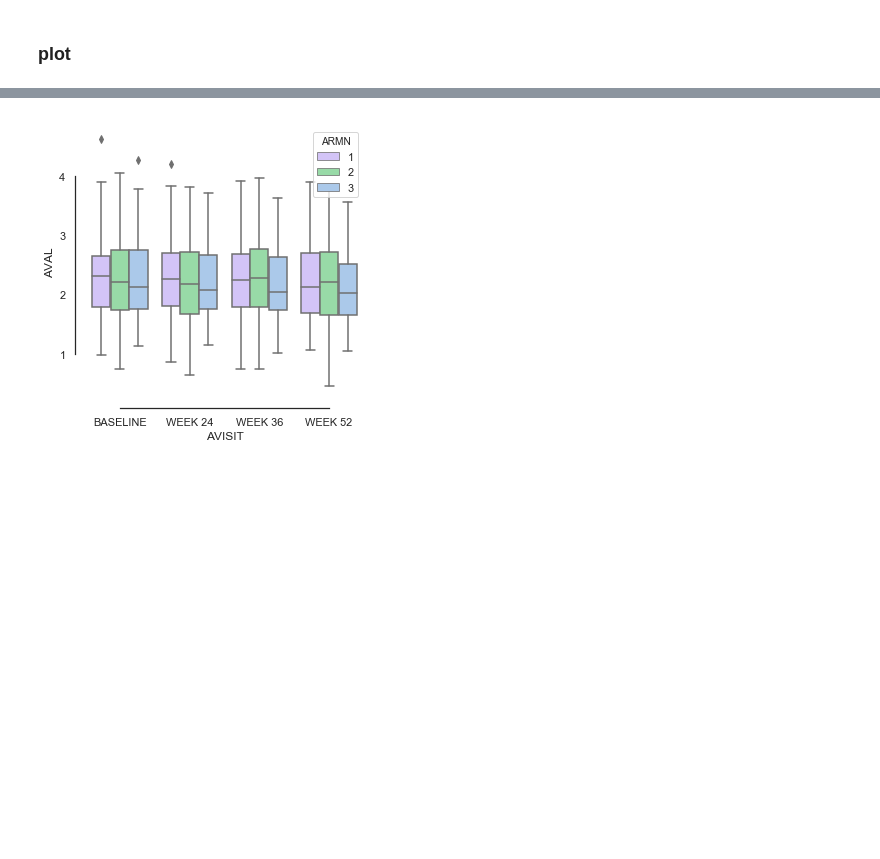
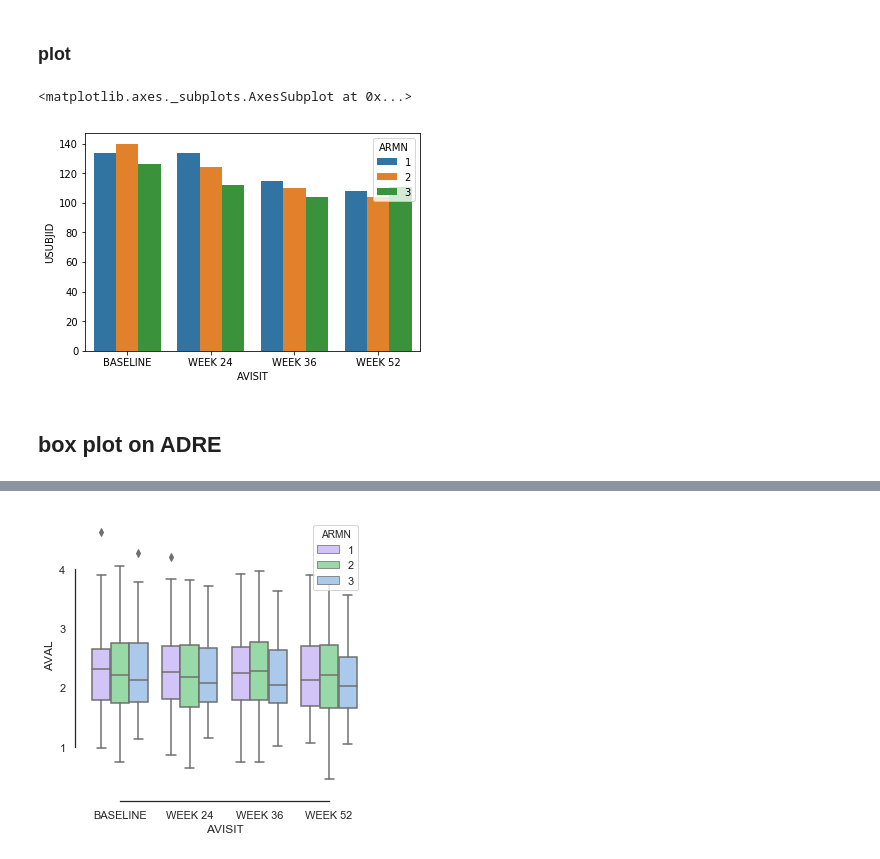
Before and after one commit to SophieRa/Formation-PYTHON, a Jupyter notebook: course_1.ipynb, the cells around one changed output, grey strips where cells are left out. Drawn from its saved outputs; the diff is of its cells as text; code cells hidden in the pictures; blank space fills up the shorter version.

```diff
--- a/course_1.ipynb
+++ b/course_1.ipynb
@@ -149,2 +152,3 @@ TMadre.head()
 # %%
-test = TMadre.groupby(['AVISIT', 'ARMN']).agg({'AVAL':np.mean})
+stats_1 = TMadre.groupby(['AVISIT', 'ARMN']).count()
+stats_1
@@ -192,0 +172,3 @@ test4 = test3.reset_index()
+# %%
+stats = stats_1.reset_index()
+stats
@@ -193,2 +189,12 @@ test4 = test3.reset_index()
 # %% [markdown]
 ### plot
+# %%
+import seaborn as sns
+import matplotlib.pyplot as plt
+
+sns.barplot(x="AVISIT", y="USUBJID", hue="ARMN", data=stats)
+# %% [output]
+<matplotlib.axes._subplots.AxesSubplot at 0x...>
+[figure, added]
+# %% [markdown]
+## box plot on ADRE
```
Also changed, not shown: parts of 24 cells of this notebook.
